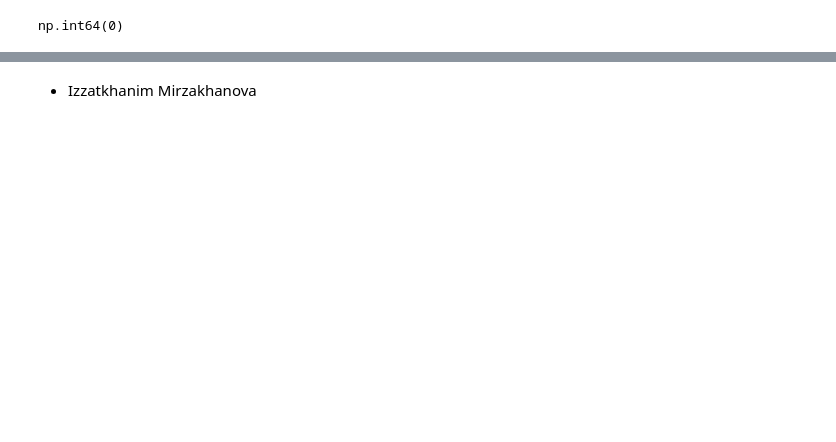
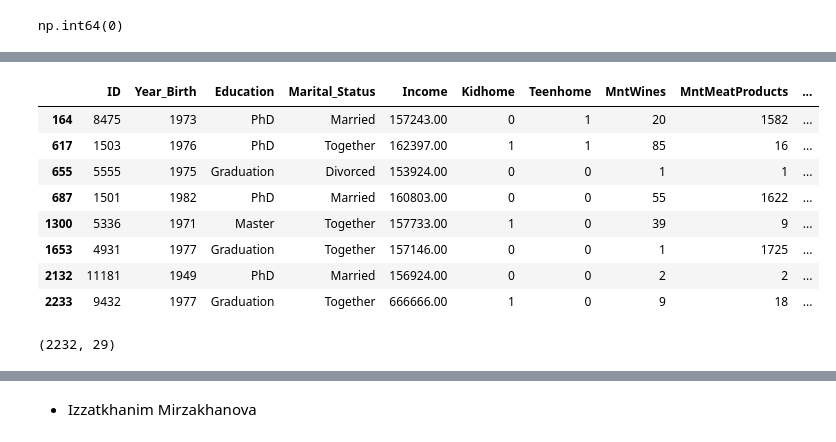
Before and after one commit to AGR533/Customer_Personality_Analysis, a Jupyter notebook: cleaning.ipynb, the cells around one changed output, grey strips where cells are left out. Drawn from its saved outputs; the diff is of its cells as text; code cells hidden in the pictures; blank space fills up the shorter version.

```diff
--- a/cleaning.ipynb
+++ b/cleaning.ipynb
@@ -92,3 +177,29 @@ np.int64(0)
+# %%
+income_q1 = df["Income"].quantile(0.25)
+income_q3 = df["Income"].quantile(0.75)
+income_iqr = income_q3 - income_q1
+income_upper_limit = income_q3 + 1.5 * income_iqr
+
+income_outliers = df[df["Income"] > income_upper_limit].copy()
+display(income_outliers[[
+    "ID", "Year_Birth", "Education", "Marital_Status", "Income",
+    "Kidhome", "Teenhome", "MntWines", "MntMeatProducts",
+    "NumWebPurchases", "NumCatalogPurchases", "NumStorePurchases",
+]])
+
+df = df[df["Income"].isna() | (df["Income"] <= income_upper_limit)].copy()
+df.shape
+# %% [output]
+|  | ID | Year_Birth | Education | Marital_Status | Income | Kidhome | Teenhome | MntWines | MntMeatProducts | ... |
+| 164 | 8475 | 1973 | PhD | Married | 157243.00 | 0 | 1 | 20 | 1582 | ... |
+| 617 | 1503 | 1976 | PhD | Together | 162397.00 | 1 | 1 | 85 | 16 | ... |
+| 655 | 5555 | 1975 | Graduation | Divorced | 153924.00 | 0 | 0 | 1 | 1 | ... |
+| 687 | 1501 | 1982 | PhD | Married | 160803.00 | 0 | 0 | 55 | 1622 | ... |
+| 1300 | 5336 | 1971 | Master | Together | 157733.00 | 1 | 0 | 39 | 9 | ... |
+| 1653 | 4931 | 1977 | Graduation | Together | 157146.00 | 0 | 0 | 1 | 1725 | ... |
+| 2132 | 11181 | 1949 | PhD | Married | 156924.00 | 0 | 0 | 2 | 2 | ... |
+| 2233 | 9432 | 1977 | Graduation | Together | 666666.00 | 1 | 0 | 9 | 18 | ... |
+(2232, 29)
 # %%
 df.describe(include="all").T
 # %% [output]
```
Also changed, not shown: parts of 20 cells of this notebook, 2 other files.
